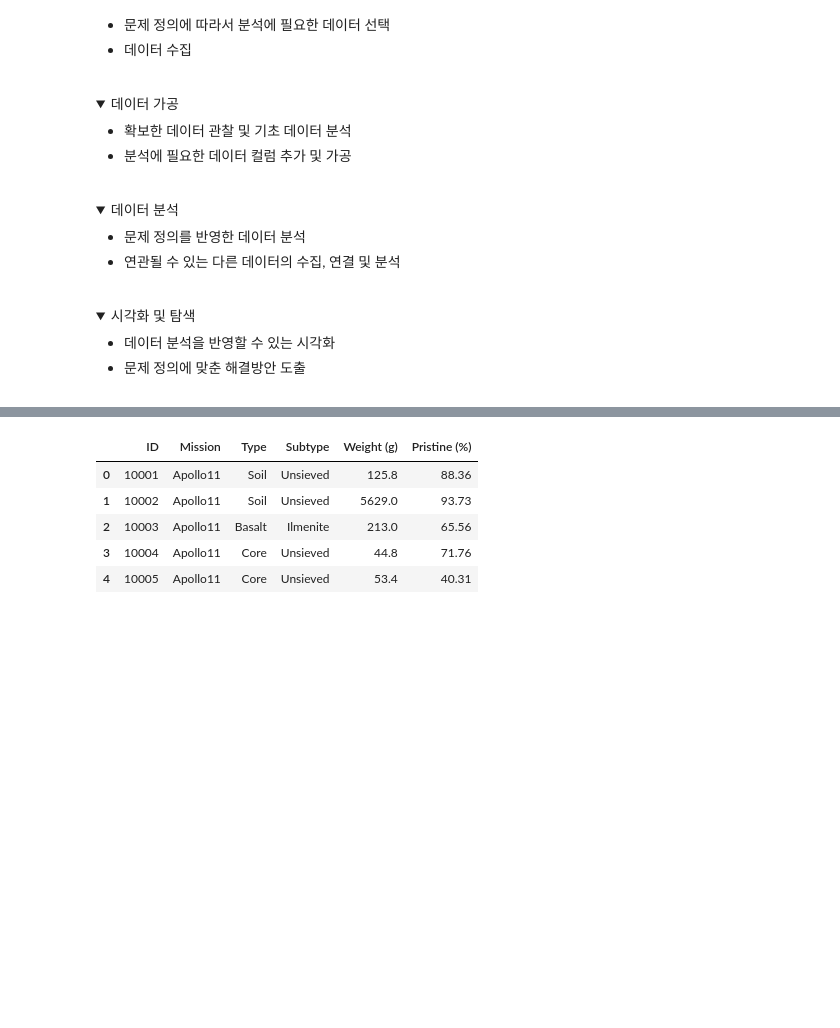
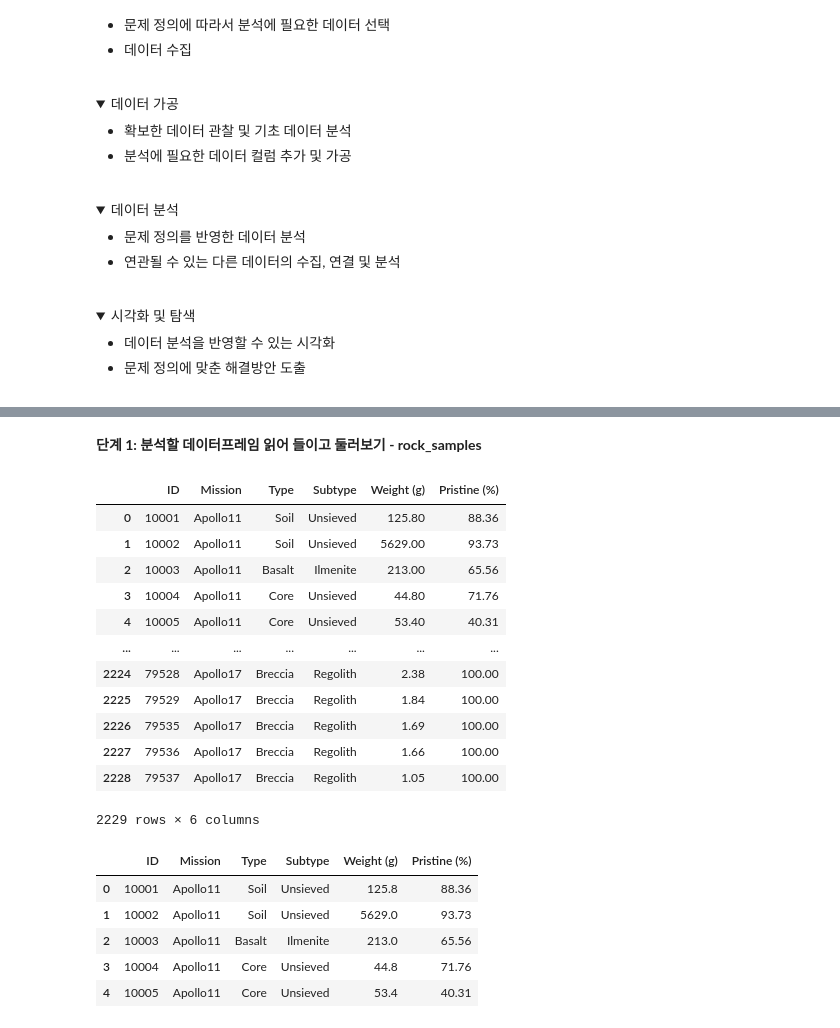
Before and after one commit to jimmynkim/MS_pythonproject, a Jupyter notebook: 20250925.ipynb, the cells around one changed output, grey strips where cells are left out. Cells and saved outputs as stored; diff of their text form; code cells hidden in the pictures; folded sections open; blank space fills up the shorter version.

```diff
--- a/20250925.ipynb
+++ b/20250925.ipynb
@@ -75,2 +143,4 @@
+# %% [markdown]
+**단계 1: 분석할 데이터프레임 읽어 들이고 둘러보기 - rock_samples**
 # %%
 # pandas 라이브러리를 Import하기
@@ -77,4 +148,20 @@
 # %%
 # 데이터 파일을 읽어오기
+rock_samples = pd.read_csv('data/rocksamples.csv')
+rock_samples
+# %% [output]
+|  | ID | Mission | Type | Subtype | Weight (g) | Pristine (%) |
+| 0 | 10001 | Apollo11 | Soil | Unsieved | 125.80 | 88.36 |
+| 1 | 10002 | Apollo11 | Soil | Unsieved | 5629.00 | 93.73 |
+| 2 | 10003 | Apollo11 | Basalt | Ilmenite | 213.00 | 65.56 |
+| 3 | 10004 | Apollo11 | Core | Unsieved | 44.80 | 71.76 |
+| 4 | 10005 | Apollo11 | Core | Unsieved | 53.40 | 40.31 |
+| ... | ... | ... | ... | ... | ... | ... |
+| 2224 | 79528 | Apollo17 | Breccia | Regolith | 2.38 | 100.00 |
+| 2225 | 79529 | Apollo17 | Breccia | Regolith | 1.84 | 100.00 |
+| 2226 | 79535 | Apollo17 | Breccia | Regolith | 1.69 | 100.00 |
+| 2227 | 79536 | Apollo17 | Breccia | Regolith | 1.66 | 100.00 |
+| 2228 | 79537 | Apollo17 | Breccia | Regolith | 1.05 | 100.00 |
+2229 rows × 6 columns
 # %%
 # 데이터프레임 처음과 마지막 5개행 확인하기
```
Also changed, not shown: parts of 126 cells of this notebook.
